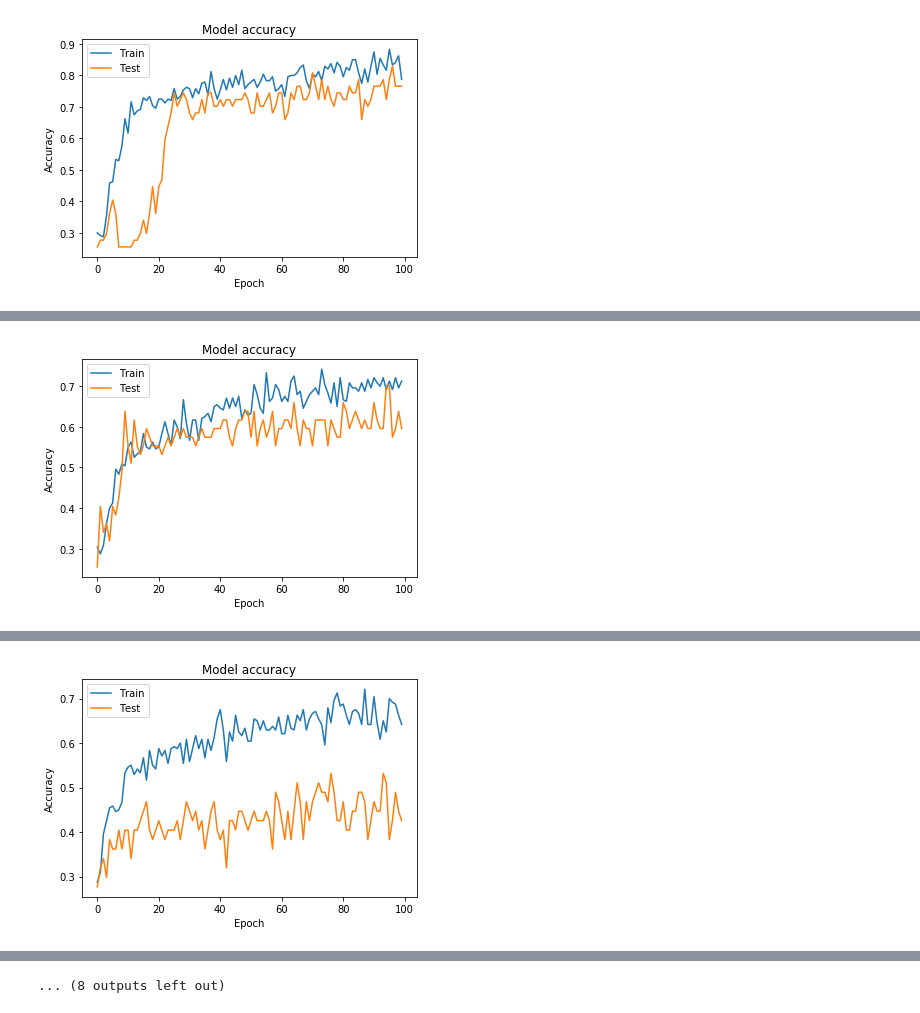
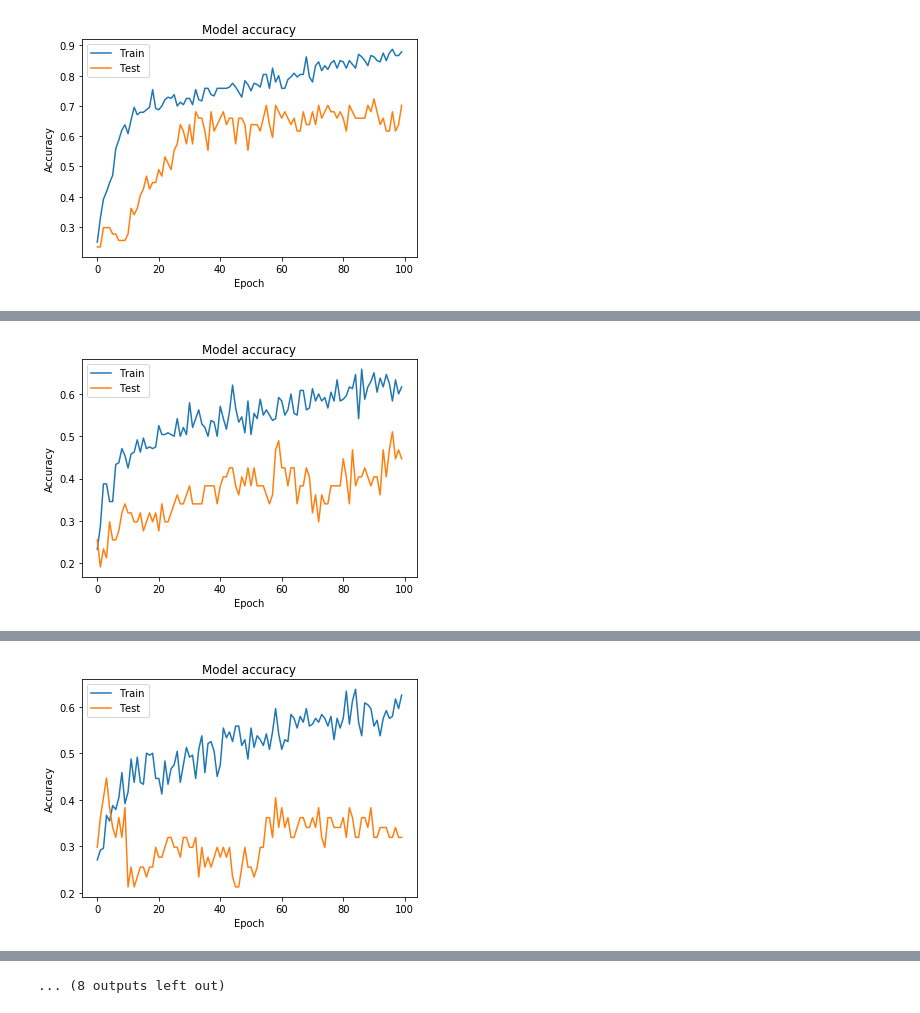
Before and after one commit to sagihaider/EEG_Deep, a Jupyter notebook: main_Single_Trial_Classification_Accuracy_all_subjects_FilteredData.ipynb, the cells around one changed output, grey strips where cells are left out. Drawn from its saved outputs; the diff is of its cells as text; code cells hidden in the pictures.

```diff
--- a/main_Single_Trial_Classification_Accuracy_all_subjects_FilteredData.ipynb
+++ b/main_Single_Trial_Classification_Accuracy_all_subjects_FilteredData.ipynb
@@ -64,8 +55,8 @@ for x in range(1,10):
     tril = r_X_tr[t,:,:]
     # tril = tril.transpose()
     tril_filtered = butter_bandpass_filter(tril,
-                                              lowcut=4,
-                                              highcut=40,
+                                              lowcut=8,
+                                              highcut=12,
                                               fs=250,
                                               order=4)
     # tril_filtered = tril_filtered.transpose()
@@ -110,8 +101,8 @@ for x in range(1,10):
     tril = r_X_ts[t,:,:]
     # tril = tril.transpose()
     tril_filtered = butter_bandpass_filter(tril,
-                                              lowcut=4,
-                                              highcut=40,
+                                              lowcut=8,
+                                              highcut=12,
                                               fs=250,
                                               order=4)
     # tril_filtered = tril_filtered.transpose()
@@ -186,6 +177,10 @@ for x in range(1,10):
 
 
 print(acc_all)
+
+import pandas as pd
+df_accl_all = pd.DataFrame({'Loss ': acc_all[:, 0], 'Eval Acc': acc_all[:, 1]})
+df_accl_all.to_csv (r'EEG_Deep/df_accl_8_12_Hz4_Class.csv', index = None, header=True) #Don't forget to add '.csv' at the end of the path
 # %% [output]
 EEG_Deep/Data2A/Data_A01T.mat
 (288, 22, 1875)
@@ -243,2 +238,2 @@ Epoch 00100: val_loss did not improve from 0.59057
-[figure, old version]
+[figure, new version]
 # Evaluate on test data
@@ -261,2 +256,2 @@ Epoch 00100: val_loss did not improve from 0.89094
-[figure, old version]
+[figure, new version]
 # Evaluate on test data
@@ -279,2 +274,2 @@ Epoch 00100: val_loss did not improve from 1.24961
-[figure, old version]
+[figure, new version]
 # Evaluate on test data
```
Also changed, not shown: parts of 4 cells of this notebook.
